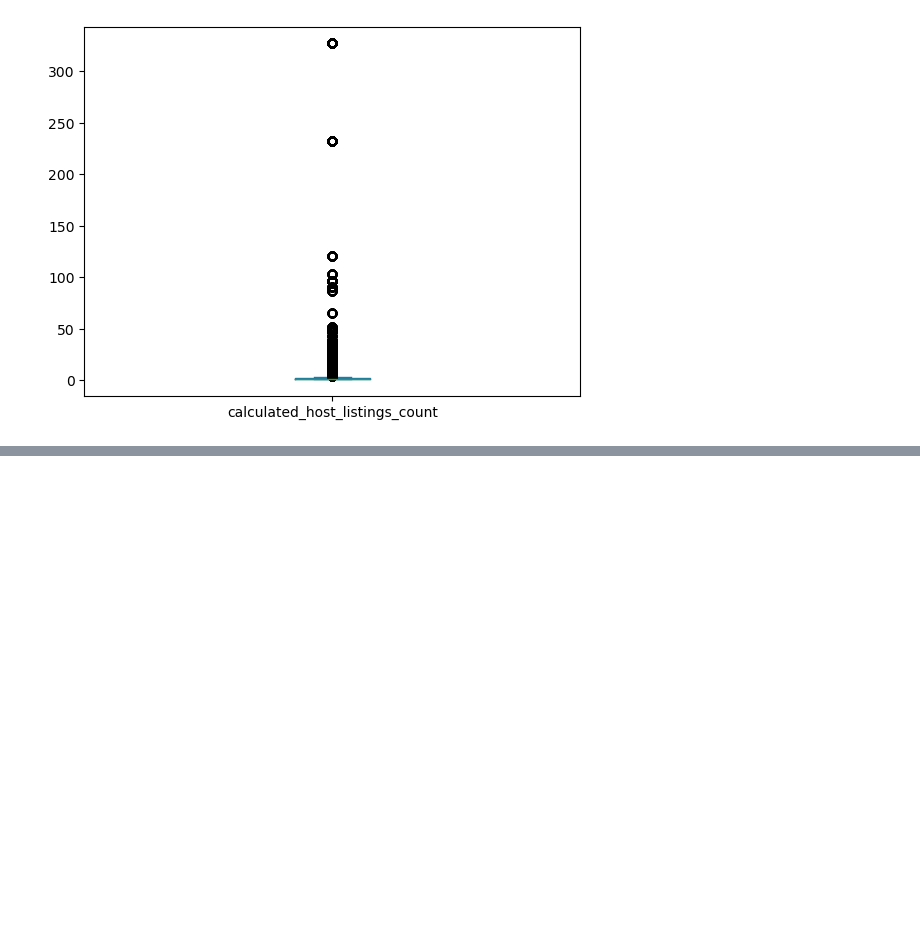
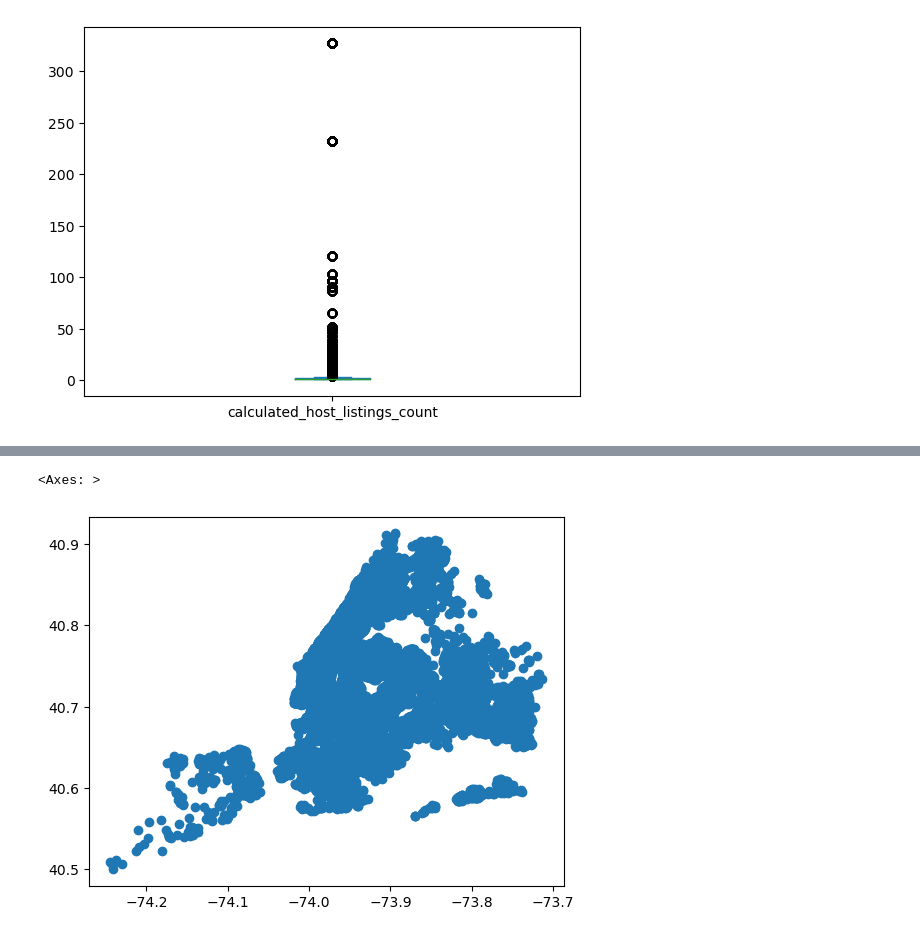
Before and after one commit to sagarbarge/Airbnb_NYC_Storytelling, a Jupyter notebook: Airbnb_NYC_Storytelling.ipynb, the cells around one changed output, grey strips where cells are left out. Drawn from its saved outputs; the diff is of its cells as text; code cells hidden in the pictures; blank space fills up the shorter version.

```diff
--- a/Airbnb_NYC_Storytelling.ipynb
+++ b/Airbnb_NYC_Storytelling.ipynb
@@ -395,0 +399,7 @@ Name: calculated_host_listings_count, dtype: int64
+# %%
+# Dropping Unnecessary columns
+df = df.drop (['last_review', 'id' ], axis=1)
+# %%
+# Adding Column with Low review (0)
+df['Low_review'] = df['number_of_reviews']==0
+df['Low_review_01'] = (df['number_of_reviews']==0).astype(int)
@@ -395,0 +426,8 @@ Name: calculated_host_listings_count, dtype: int64
+# %%
+# Create a GeoDataFrame fro csv lat long to point
+nyc_zip = [Point(xy) for xy in zip(df['longitude'], df['latitude'])]
+nyc_point = gpd.GeoDataFrame(df, geometry=nyc_zip)
+nyc_point.plot()
+# %% [output]
+<Axes: >
+[figure, added]
```
Also changed, not shown: parts of 24 cells of this notebook, 20 other files.
